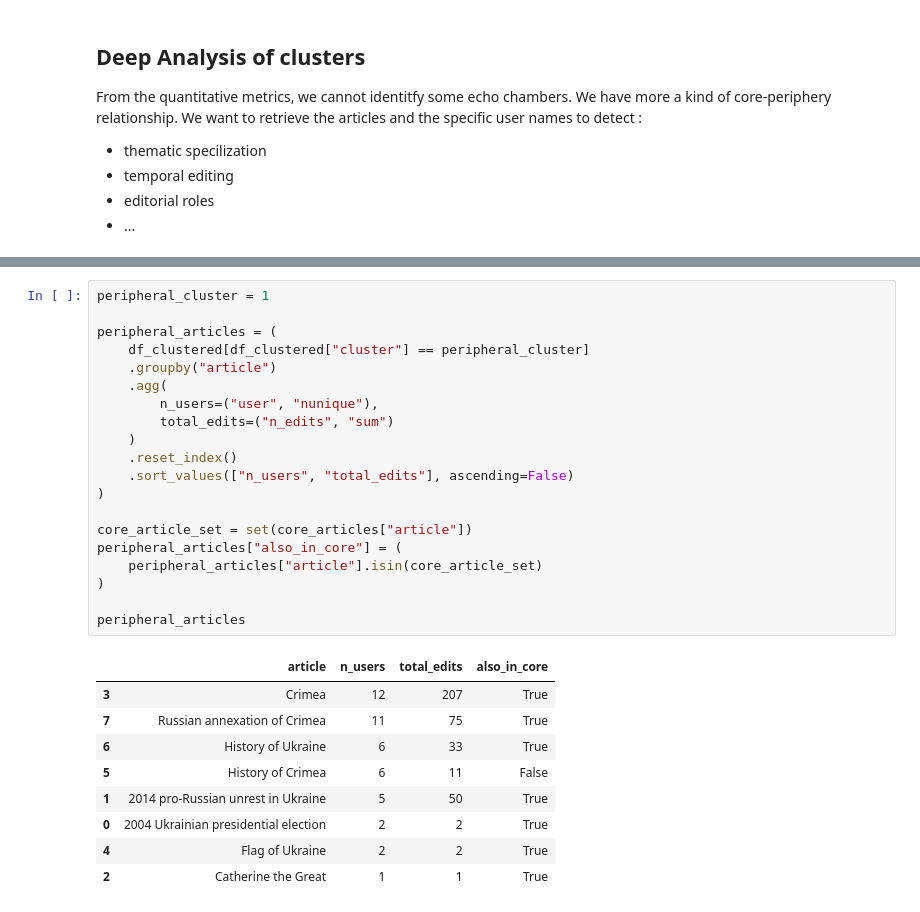
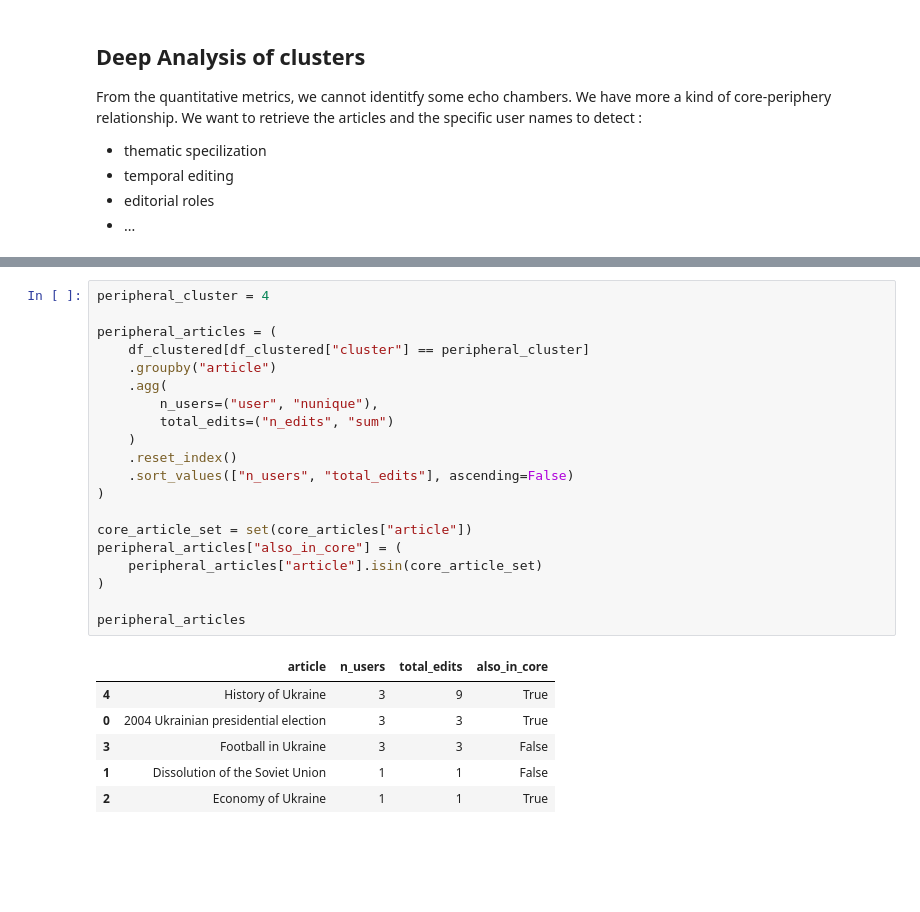
Before and after one commit to dh-epfl-students/dhlab-cultural-weaponisation-ukraine-benchmark, a Jupyter notebook: notebooks/graph_leiden_analysis.ipynb, the cells around one changed output, grey strips where cells are left out. Drawn from its saved outputs; the diff is of its cells as text; blank space fills up the shorter version.

```diff
--- a/notebooks/graph_leiden_analysis.ipynb
+++ b/notebooks/graph_leiden_analysis.ipynb
@@ -302,30 +303,27 @@ core_articles
 # %%
-peripheral_cluster = 1
+peripheral_cluster = 4
 
 peripheral_articles = (
     df_clustered[df_clustered["cluster"] == peripheral_cluster]
     .groupby("article")
     .agg(
         n_users=("user", "nunique"),
         total_edits=("n_edits", "sum")
     )
     .reset_index()
     .sort_values(["n_users", "total_edits"], ascending=False)
 )
 
 core_article_set = set(core_articles["article"])
 peripheral_articles["also_in_core"] = (
     peripheral_articles["article"].isin(core_article_set)
 )
 
 peripheral_articles
 # %% [output]
 |  | article | n_users | total_edits | also_in_core |
-| 3 | Crimea | 12 | 207 | True |
-| 7 | Russian annexation of Crimea | 11 | 75 | True |
-| 6 | History of Ukraine | 6 | 33 | True |
-| 5 | History of Crimea | 6 | 11 | False |
-| 1 | 2014 pro-Russian unrest in Ukraine | 5 | 50 | True |
-| 0 | 2004 Ukrainian presidential election | 2 | 2 | True |
-| 4 | Flag of Ukraine | 2 | 2 | True |
-| 2 | Catherine the Great | 1 | 1 | True |
+| 4 | History of Ukraine | 3 | 9 | True |
+| 0 | 2004 Ukrainian presidential election | 3 | 3 | True |
+| 3 | Football in Ukraine | 3 | 3 | False |
+| 1 | Dissolution of the Soviet Union | 1 | 1 | False |
+| 2 | Economy of Ukraine | 1 | 1 | True |
```
Also changed, not shown: parts of 9 cells of this notebook.
